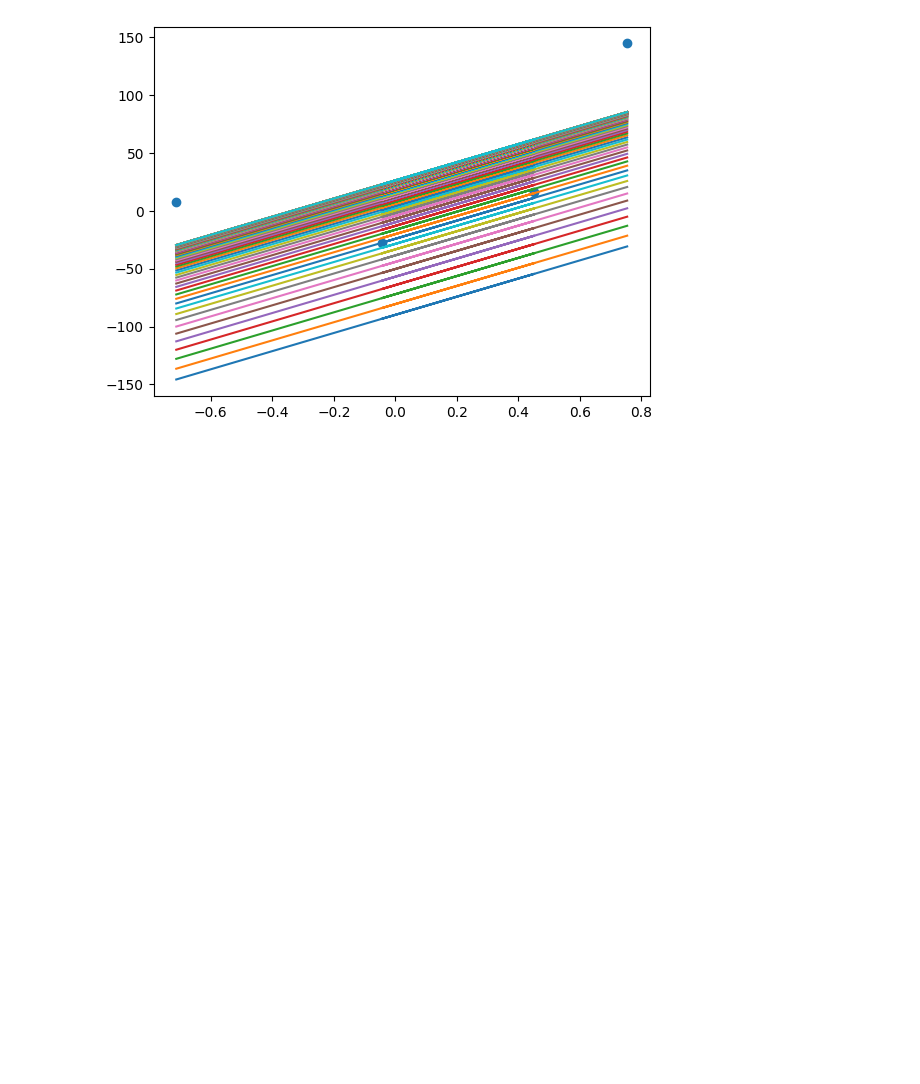
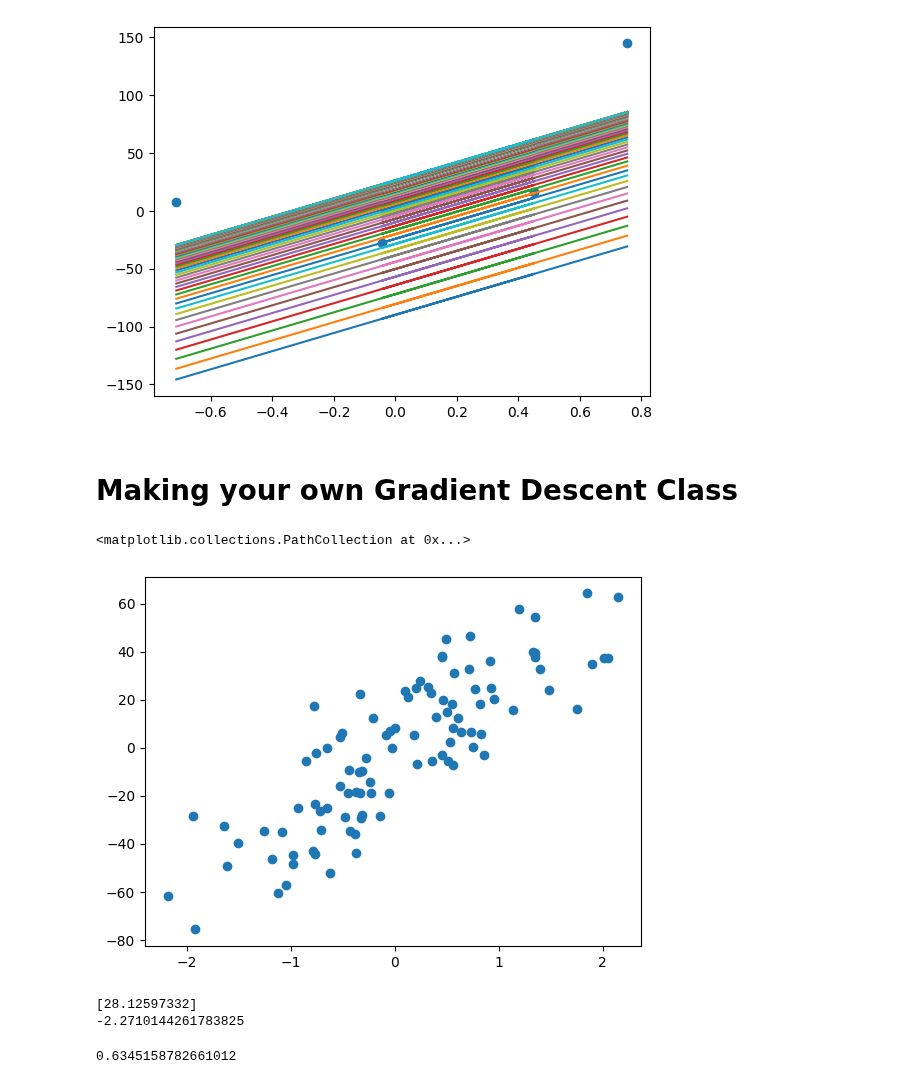
Before and after one commit to Dhrupad-05/Intro-to-Machine-Learning, a Jupyter notebook: 9_Gradient_Descent.ipynb, the cells around one changed output. Drawn from its saved outputs; the diff is of its cells as text; code cells hidden in the pictures; blank space fills up the shorter version.

```diff
--- a/9_Gradient_Descent.ipynb
+++ b/9_Gradient_Descent.ipynb
@@ -158,3 +158,15 @@ plt.scatter(X,y)
 # %% [output]
 <matplotlib.collections.PathCollection at 0x...>
 [figure]
+# %% [markdown]
+# **Making your own Gradient Descent Class**
+# %%
+from sklearn.datasets import make_regression
+import matplotlib.pyplot as plt
+import numpy as np
+from sklearn.model_selection import cross_val_score
+X,y = make_regression(n_samples=100, n_features=1, n_informative=1, n_targets=1,noise=20,random_state=13)
+plt.scatter(X,y)
+# %% [output]
+<matplotlib.collections.PathCollection at 0x...>
+[figure, added]
@@ -160,0 +178,13 @@ plt.scatter(X,y)
+# %%
+lr.fit(X_train,y_train)
+print(lr.coef_)
+print(lr.intercept_)
+# %% [output]
+[28.12597332]
+-2.2710144261783825
+# %%
+y_pred = lr.predict(X_test)
+from sklearn.metrics import r2_score
+r2_score(y_test,y_pred)
+# %% [output]
+0.6345158782661012
```
Also changed, not shown: parts of 12 cells of this notebook.
